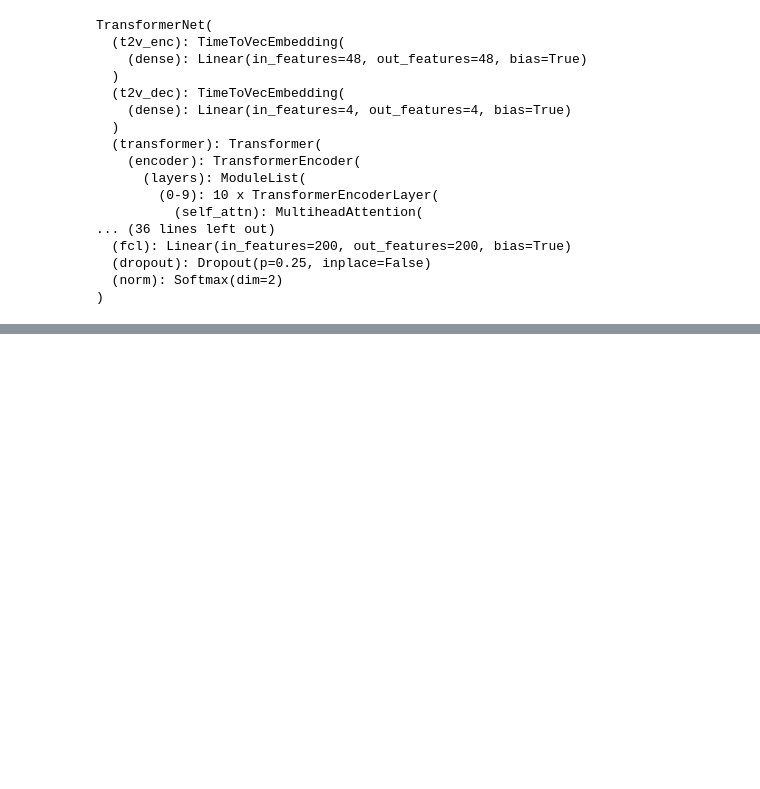
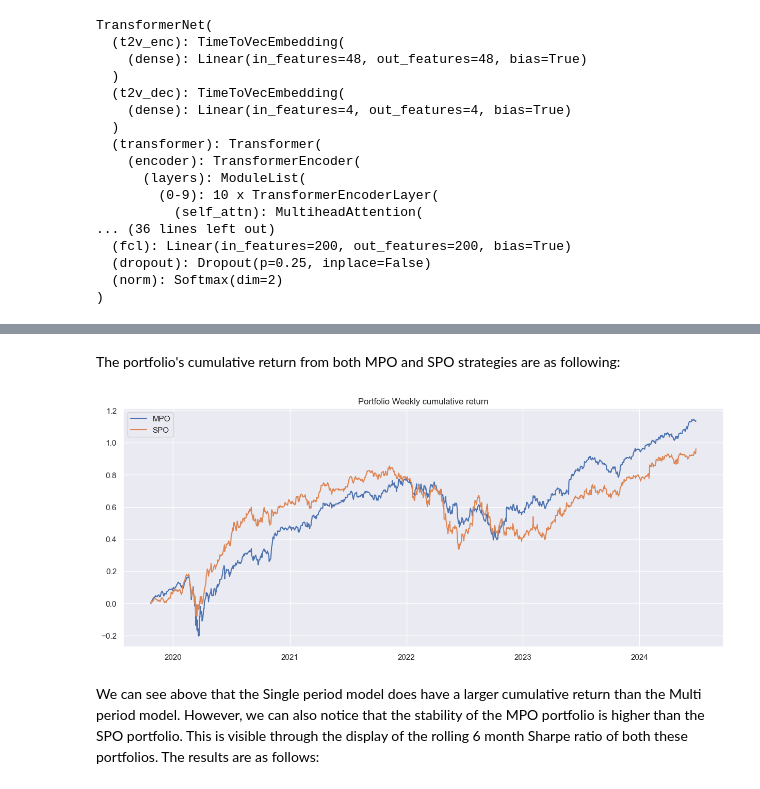
Before and after one commit to SiddeshkanthLogonathan/worldquant-capstone-project, a Jupyter notebook: M4/dl_mpo.ipynb, the cells around one changed output, grey strips where cells are left out. Saved outputs shown, nothing was run; the diff lists cells and outputs as text; code cells hidden in the pictures; blank space fills up the shorter version.

Commit message:
Added rolling Sharpe ratio graph to MPO and SPO

```diff
--- a/M4/dl_mpo.ipynb
+++ b/M4/dl_mpo.ipynb
@@ -246,12 +259,12 @@ class SinglePeriodOptimizationObjective(nn.Module):
 # %%
 mp_objective_func = MultiPeriodOptimizationObjective(
     holding_cost=0,
-    trading_cost=0.01,
+    trading_cost=0,
     risk_aversion_coeff=0.2)
 
 sp_objective_func = SinglePeriodOptimizationObjective(
     holding_cost=0,
-    trading_cost=0.01,
+    trading_cost=0,
     risk_aversion_coeff=0.2
 )
 # %%
@@ -270,8 +283,4 @@ single_period_transformer = DeepModel(model=TransformerNet(num_features=NUM_STOC
                                                            W=lookback_window,
                                                            T=1),
                                  loss_function=sp_objective_func)
-# %%
-for X,y in X_train_iter_sp:
-    print(X.shape)
-    break
 # %% [markdown]
@@ -297,5 +343,5 @@ with torch.no_grad():
 result_mpo = [w.numpy()*mu_returns for w,mu_returns in result_mpo]
 result_mpo = pd.concat(result_mpo)
 result_mpo = result_mpo.sum(1)
-result_mpo = np.cumsum(result_mpo)
+result_mpo_cum = np.cumsum(result_mpo)
 # %% [markdown]
@@ -312,3 +375,8 @@ for i in range(len(X_test) - lookback_window - 1):
 # %%
 with torch.no_grad():
     result_spo = [[single_period_transformer(torch.FloatTensor(x)), y] for x,y in X_test_data]
+
+result_spo = [w.numpy()*mu_returns for w,mu_returns in result_spo]
+result_spo = pd.concat(result_spo)
+result_spo = result_spo.sum(1)
+result_spo_cum = np.cumsum(result_spo)
@@ -320,7 +383,13 @@ result_spo = np.cumsum(result_spo)
+# %% [markdown]
+The portfolio's cumulative return from both MPO and SPO strategies are as following:
 # %%
 plt.figure(figsize=(15,6))
-plt.plot(result_mpo, label="MPO")
-plt.plot(result_spo, label="SPO")
-plt.title("Portfolio Weekly return")
+plt.plot(result_mpo_cum, label="MPO")
+plt.plot(result_spo_cum, label="SPO")
+plt.title("Portfolio Weekly cumulative return")
 plt.legend()
 plt.show()
+# %% [output]
+[figure, added]
+# %% [markdown]
+We can see above that the Single period model does have a larger cumulative return than the Multi period model. However, we can also notice that the stability of the MPO portfolio is higher than the SPO portfolio. This is visible through the display of the rolling 6 month Sharpe ratio of both these portfolios. The results are as follows:
```
Also changed, not shown: parts of 17 cells of this notebook.
